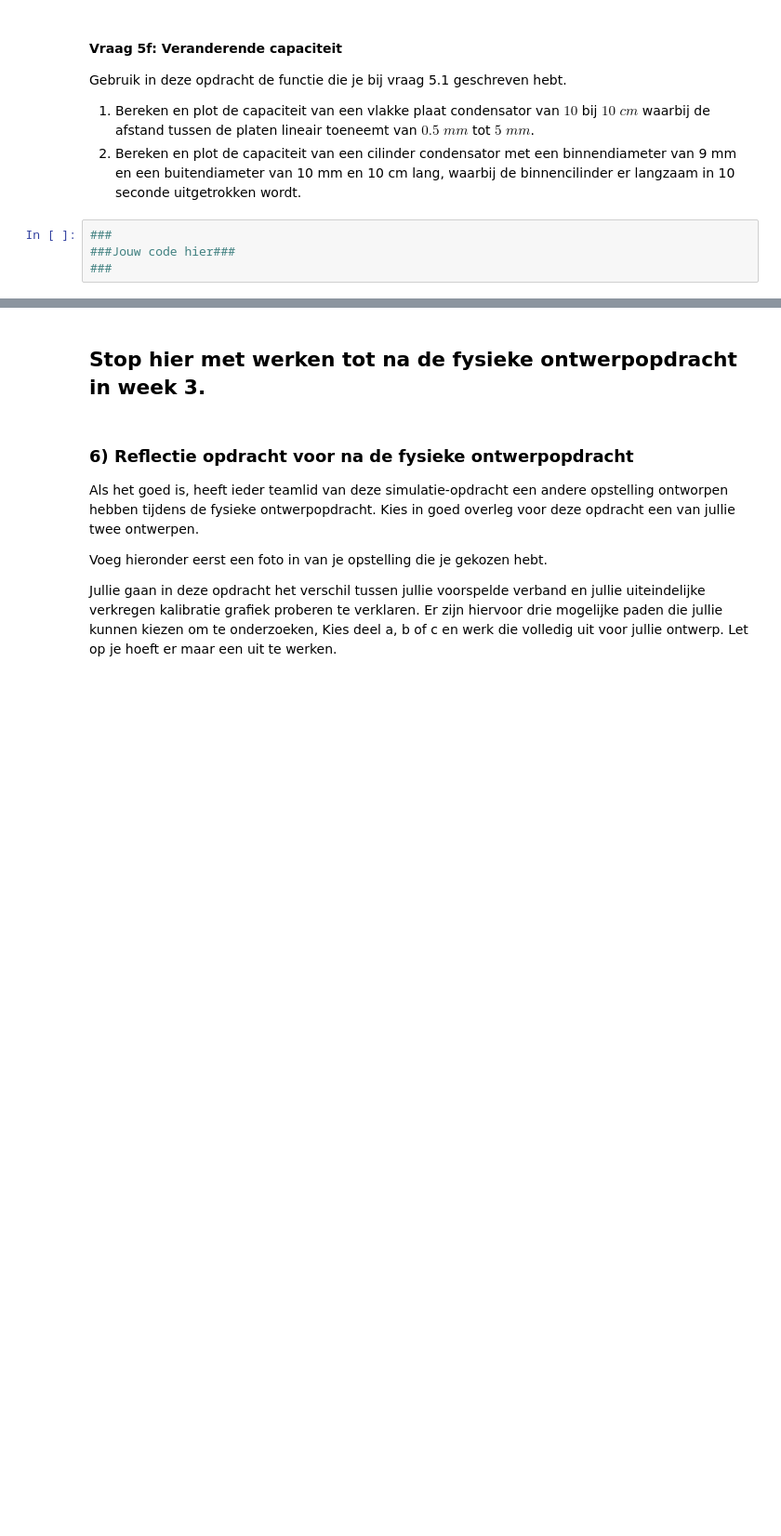
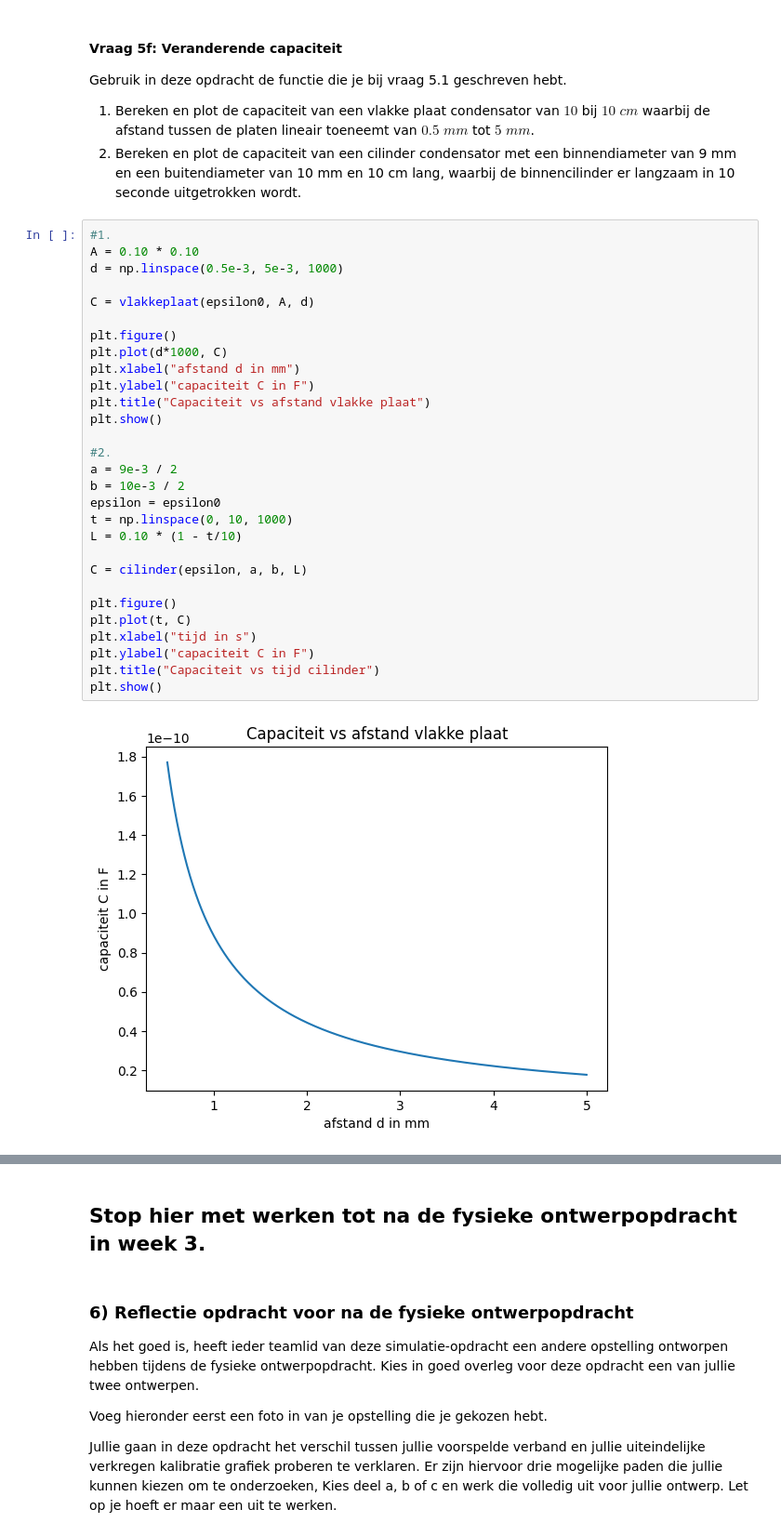
Before and after one commit to tdrvs/opdrachten-DEF-D, a Jupyter notebook: DigitaleOntwerpopdrachten/1CondensatorOpdracht/CondensatorOntwerpopdracht.ipynb, the cells around one changed output, grey strips where cells are left out. Shown at 93% size. Drawn from its saved outputs; the diff is of its cells as text; blank space fills up the shorter version.

```diff
--- a/DigitaleOntwerpopdrachten/1CondensatorOpdracht/CondensatorOntwerpopdracht.ipynb
+++ b/DigitaleOntwerpopdrachten/1CondensatorOpdracht/CondensatorOntwerpopdracht.ipynb
@@ -689,6 +778,33 @@ Gebruik in deze opdracht de functie die je bij vraag 5.1 geschreven hebt.
 1. Bereken en plot de capaciteit van een vlakke plaat condensator van $10$ bij $10$ $cm$ waarbij de afstand tussen de platen lineair toeneemt van $0.5$ $mm$ tot $5$ $mm$.
 2. Bereken en plot de capaciteit van een cilinder condensator met een binnendiameter van 9 mm en een buitendiameter van 10 mm en 10 cm lang, waarbij de binnencilinder er langzaam in 10 seconde uitgetrokken wordt.
 # %%
-###
-###Jouw code hier###
-###
+#1.
+A = 0.10 * 0.10
+d = np.linspace(0.5e-3, 5e-3, 1000)
+
+C = vlakkeplaat(epsilon0, A, d)
+
+plt.figure()
+plt.plot(d*1000, C)
+plt.xlabel("afstand d in mm")
+plt.ylabel("capaciteit C in F")
+plt.title("Capaciteit vs afstand vlakke plaat")
+plt.show()
+
+#2.
+a = 9e-3 / 2
+b = 10e-3 / 2
+epsilon = epsilon0
+t = np.linspace(0, 10, 1000)
+L = 0.10 * (1 - t/10)
+
+C = cilinder(epsilon, a, b, L)
+
+plt.figure()
+plt.plot(t, C)
+plt.xlabel("tijd in s")
+plt.ylabel("capaciteit C in F")
+plt.title("Capaciteit vs tijd cilinder")
+plt.show()
+# %% [output]
+[figure, added]
```
Also changed, not shown: parts of 7 cells of this notebook.
